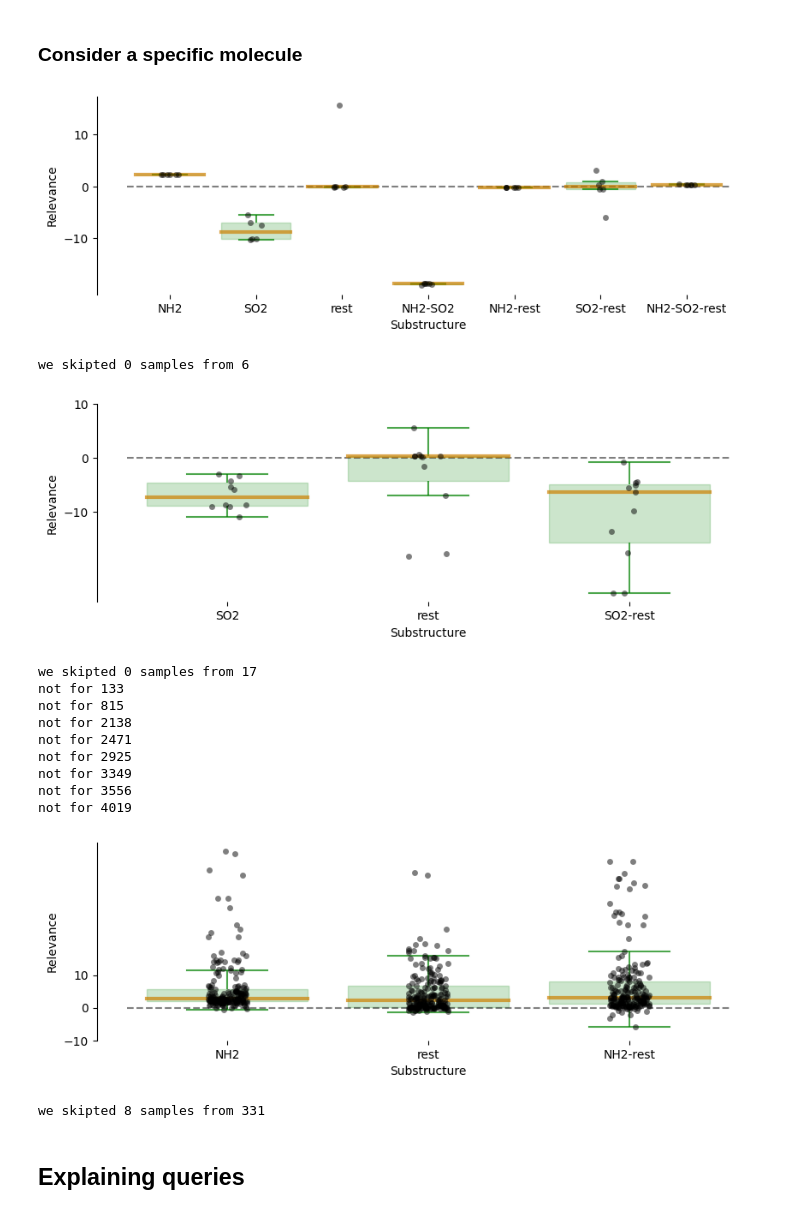
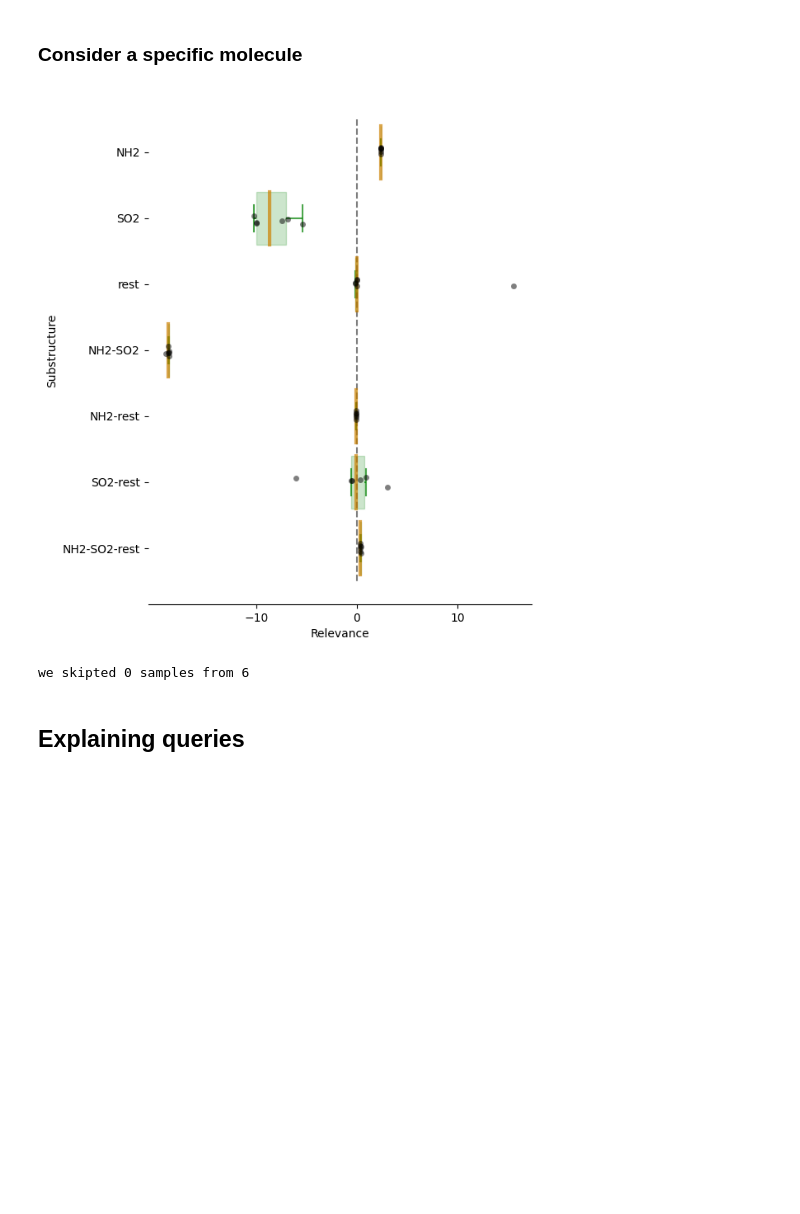
Before and after one commit to tschnake/Symbxai_retina, a Jupyter notebook: notebooks/mutag_explainations.ipynb, the cells around one changed output. Cells and saved outputs as stored; diff of their text form; code cells hidden in the pictures; blank space fills up the shorter version.

```diff
--- a/notebooks/mutag_explainations.ipynb
+++ b/notebooks/mutag_explainations.ipynb
@@ -142,7 +140,7 @@ plot_names = {
         'rest': 'rest'
     }
 
-for interesting_substructures in [ ('Specific aromatic amine', 'Sulfonamide'), ('Sulfonamide',), ('Specific aromatic amine',), ]: #  # ['Specific aromatic nitro',  'Specific aromatic amine', 'Sulfonamide', ]
+for interesting_substructures in [ ('Specific aromatic amine', 'Sulfonamide')]:#, ('Sulfonamide',), ('Specific aromatic amine',), ]: #  # ['Specific aromatic nitro',  'Specific aromatic amine', 'Sulfonamide', ]
     if interesting_substructures == ('Specific aromatic amine', 'Sulfonamide'):
         observed_class = 1
         plot_extent='SO2_NH2'
@@ -199,47 +197,36 @@ for interesting_substructures in [ ('Specific aromatic amine', 'Sulfonamide'), (
             reduc_name = reduce(lambda x,y: x + '-' + y, [plot_names[name] for name in subst_names] )
 
             # print(subst_names, rel, reduc_name)
             if reduc_name in all_rels.keys():
                 all_rels[reduc_name] += [rel]
             else:
                 all_rels[reduc_name] = [rel]
 
         if idx in plot_samples:
             display(Draw.MolToImage(molecule))
             plt.figure(figsize=(15,2))
             plt.bar( all_rels.keys() ,
                     [rels[-1] for rels in all_rels.values()],
                     color=['red' if rels[-1]>0 else 'blue' for rels in all_rels.values()])
             plt.show()
             print('prediction is:', 'non-mutagenic' if  1 == model(sample.x, sample.edge_index).argmax() else 'mutagenic',  model(sample.x, sample.edge_index).detach().numpy())
             print('ground-truth is:', 'non-mutagenic' if  1 == sample.y else 'mutagenic')
 
     # fig, ax = plt.subplots(figsize=(10,4))
 
 
     # Assuming 'all_rels' is your dictionary of data
     data = []
     for key, values in all_rels.items():
         for value in values:
             data.append({'Substructure': key, 'Relevance': value.item()})
     # Convert to DataFrame
 
-    make_boxplots_with_stripplots(data, plot_extent=plot_extent)
+    make_boxplots_with_stripplots(data, plot_extent=plot_extent, outlier_quantile=.0,add_vline=True,
+                                  figsize=(6,8))
     print('we skipted', nbs_of_errors, 'samples from', len(intersting_indices))
 # %% [output]
-[figure, old version]
+[figure, new version]
 we skipted 0 samples from 6
-[figure, removed]
-we skipted 0 samples from 17
-not for 133
-not for 815
-not for 2138
-not for 2471
-not for 2925
-not for 3349
-not for 3556
-not for 4019
-[figure, removed]
-we skipted 8 samples from 331
 # %% [markdown]
 ## Explaining queries
```
Also changed, not shown: parts of 8 cells of this notebook, 4 other files.
